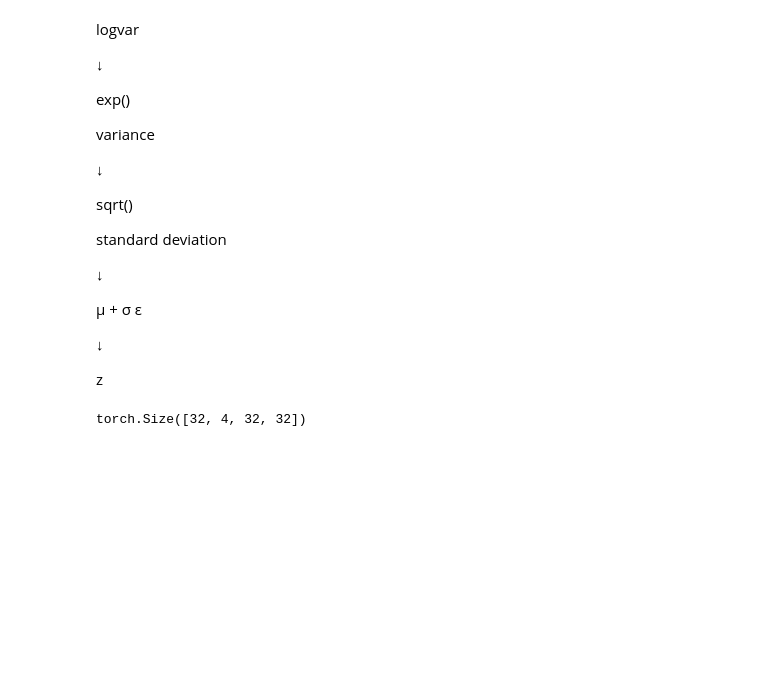
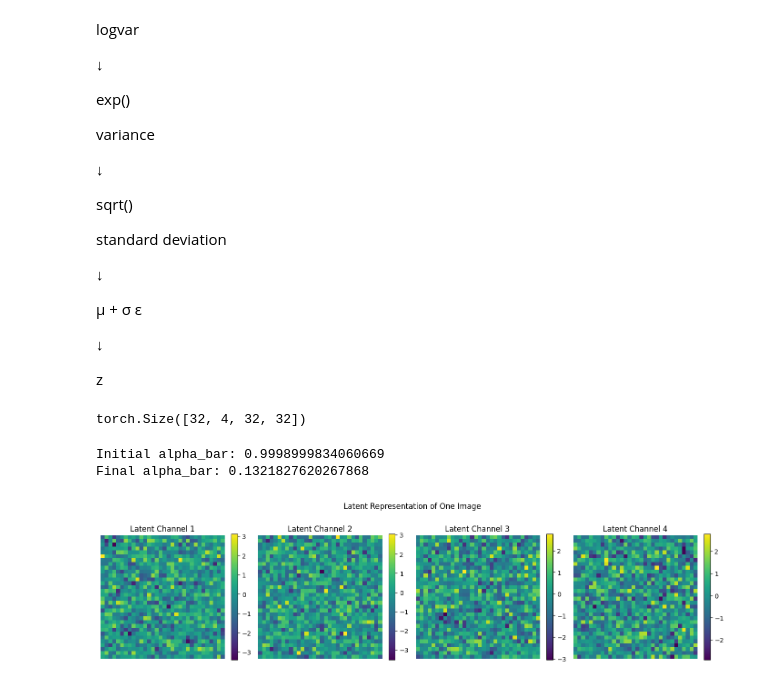
Before and after one commit to Rohan46os/Video_gen_model, a Jupyter notebook: diffusion_practice.ipynb, the cells around one changed output. Cells and saved outputs as stored; diff of their text form; code cells hidden in the pictures; blank space fills up the shorter version.

```diff
--- a/diffusion_practice.ipynb
+++ b/diffusion_practice.ipynb
@@ -175,7 +177,8 @@ standard deviation
    ↓
 
 z
-# %%
-std.shape
-# %% [output]
-torch.Size([32, 4, 32, 32])
+# %%
+
+std.shape
+# %% [output]
+torch.Size([32, 4, 32, 32])
@@ -181,0 +201,26 @@ torch.Size([32, 4, 32, 32])
+# %%
+print("Initial alpha_bar:", alpha_bar[0].item())
+print("Final alpha_bar:", alpha_bar[-1].item())
+# %% [output]
+Initial alpha_bar: 0.9998999834060669
+Final alpha_bar: 0.1321827620267868
+# %%
+import matplotlib.pyplot as plt
+import torch
+
+# Take the first image in the batch
+latent = z[0].detach().cpu()
+
+fig, axes = plt.subplots(1, latent.shape[0], figsize=(14, 4))
+
+for i in range(latent.shape[0]):
+    im = axes[i].imshow(latent[i], cmap="viridis")
+    axes[i].set_title(f"Latent Channel {i + 1}")
+    axes[i].axis("off")
+    plt.colorbar(im, ax=axes[i], fraction=0.046)
+
+plt.suptitle("Latent Representation of One Image")
+plt.tight_layout()
+plt.show()
+# %% [output]
+[figure, added]
```
Also changed, not shown: parts of 11 cells of this notebook.
